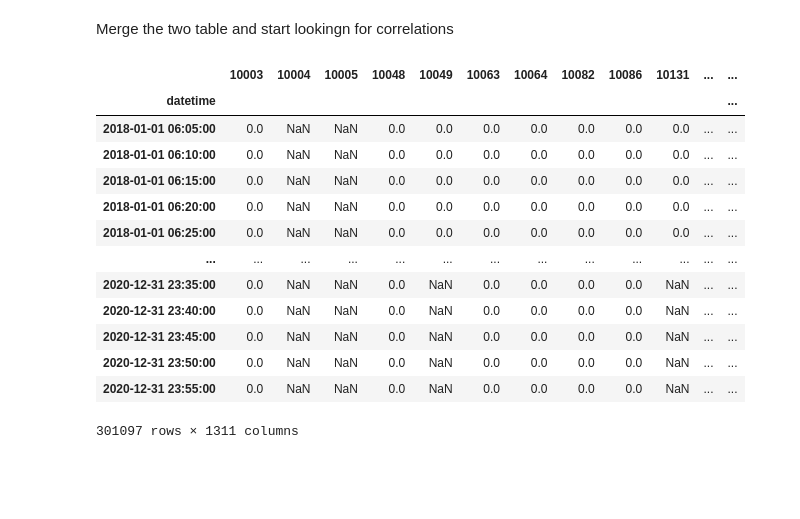
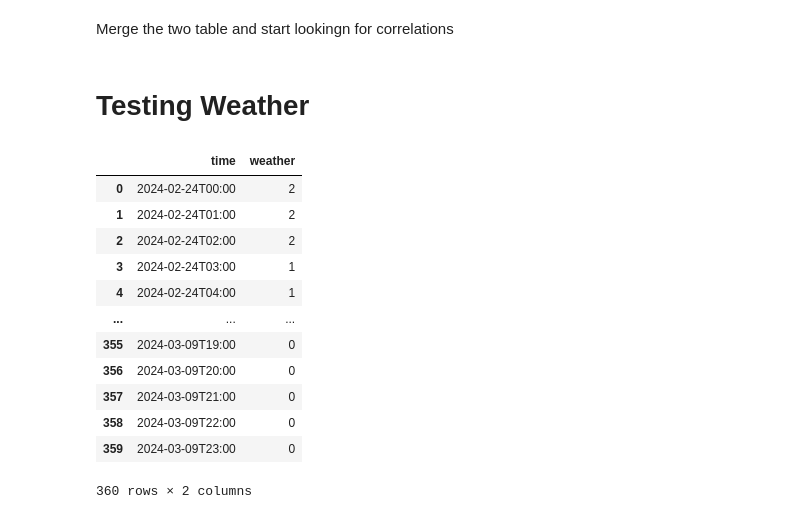
Before and after one commit to hramzan01/market, a Jupyter notebook: notebooks/supply_data.ipynb, the cells around one changed output. Saved outputs shown, nothing was run; the diff lists cells and outputs as text; code cells hidden in the pictures; blank space fills up the shorter version.

```diff
--- a/notebooks/supply_data.ipynb
+++ b/notebooks/supply_data.ipynb
@@ -120,17 +90,2 @@ pv_power = pv_power.to_dataframe()
-# %%
-pv_power
-# %% [output]
-|  | 10003 | 10004 | 10005 | 10048 | 10049 | 10063 | 10064 | 10082 | 10086 | 10131 | ... | ... |
-| datetime |  |  |  |  |  |  |  |  |  |  |  | ... |
-| 2018-01-01 06:05:00 | 0.0 | NaN | NaN | 0.0 | 0.0 | 0.0 | 0.0 | 0.0 | 0.0 | 0.0 | ... | ... |
-| 2018-01-01 06:10:00 | 0.0 | NaN | NaN | 0.0 | 0.0 | 0.0 | 0.0 | 0.0 | 0.0 | 0.0 | ... | ... |
-| 2018-01-01 06:15:00 | 0.0 | NaN | NaN | 0.0 | 0.0 | 0.0 | 0.0 | 0.0 | 0.0 | 0.0 | ... | ... |
-| 2018-01-01 06:20:00 | 0.0 | NaN | NaN | 0.0 | 0.0 | 0.0 | 0.0 | 0.0 | 0.0 | 0.0 | ... | ... |
-| 2018-01-01 06:25:00 | 0.0 | NaN | NaN | 0.0 | 0.0 | 0.0 | 0.0 | 0.0 | 0.0 | 0.0 | ... | ... |
-| ... | ... | ... | ... | ... | ... | ... | ... | ... | ... | ... | ... | ... |
-| 2020-12-31 23:35:00 | 0.0 | NaN | NaN | 0.0 | NaN | 0.0 | 0.0 | 0.0 | 0.0 | NaN | ... | ... |
-| 2020-12-31 23:40:00 | 0.0 | NaN | NaN | 0.0 | NaN | 0.0 | 0.0 | 0.0 | 0.0 | NaN | ... | ... |
-| 2020-12-31 23:45:00 | 0.0 | NaN | NaN | 0.0 | NaN | 0.0 | 0.0 | 0.0 | 0.0 | NaN | ... | ... |
-| 2020-12-31 23:50:00 | 0.0 | NaN | NaN | 0.0 | NaN | 0.0 | 0.0 | 0.0 | 0.0 | NaN | ... | ... |
-| 2020-12-31 23:55:00 | 0.0 | NaN | NaN | 0.0 | NaN | 0.0 | 0.0 | 0.0 | 0.0 | NaN | ... | ... |
-301097 rows × 1311 columns
+# %% [markdown]
+# Testing Weather
@@ -136,0 +112,16 @@ pv_power
+# %%
+df
+# %% [output]
+|  | time | weather |
+| 0 | 2024-02-24T00:00 | 2 |
+| 1 | 2024-02-24T01:00 | 2 |
+| 2 | 2024-02-24T02:00 | 2 |
+| 3 | 2024-02-24T03:00 | 1 |
+| 4 | 2024-02-24T04:00 | 1 |
+| ... | ... | ... |
+| 355 | 2024-03-09T19:00 | 0 |
+| 356 | 2024-03-09T20:00 | 0 |
+| 357 | 2024-03-09T21:00 | 0 |
+| 358 | 2024-03-09T22:00 | 0 |
+| 359 | 2024-03-09T23:00 | 0 |
+360 rows × 2 columns
```
Also changed, not shown: parts of 6 cells of this notebook.
